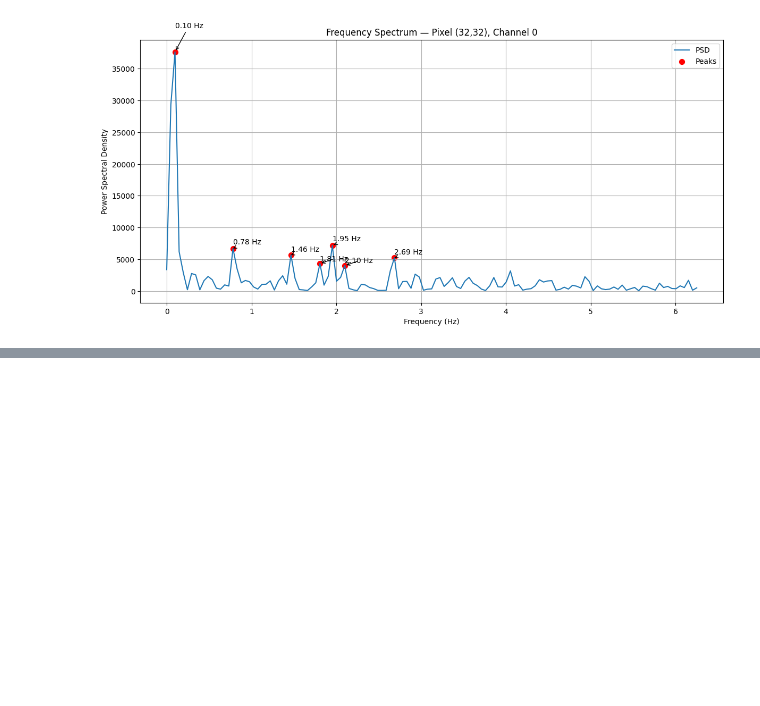
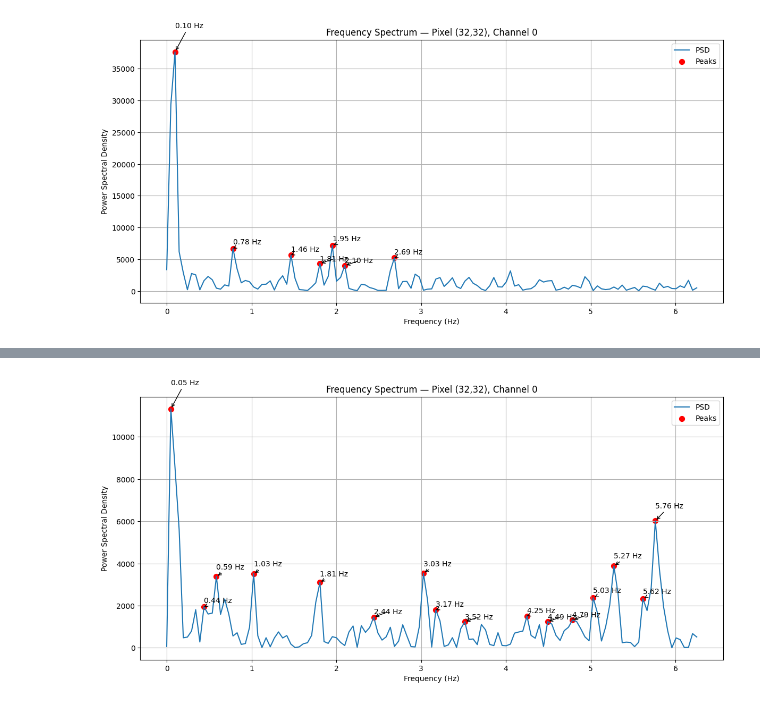
Before and after one commit to Dav-11/spo2_touchless, a Jupyter notebook: img_px2px_diff/px2px_diff_pc/data_analysis.ipynb, the cells around one changed output, grey strips where cells are left out. Drawn from its saved outputs; the diff is of its cells as text; code cells hidden in the pictures; blank space fills up the shorter version.

```diff
--- a/img_px2px_diff/px2px_diff_pc/data_analysis.ipynb
+++ b/img_px2px_diff/px2px_diff_pc/data_analysis.ipynb
@@ -135,0 +146,4 @@ plot_frequency_spectrum(arr=data_hand_arr, fs=12.5)
+# %%
+plot_frequency_spectrum(arr=data_hand_davide_lettura, fs=12.5)
+# %% [output]
+[figure, added]
```
Also changed, not shown: parts of 3 cells of this notebook, 4 other files.
